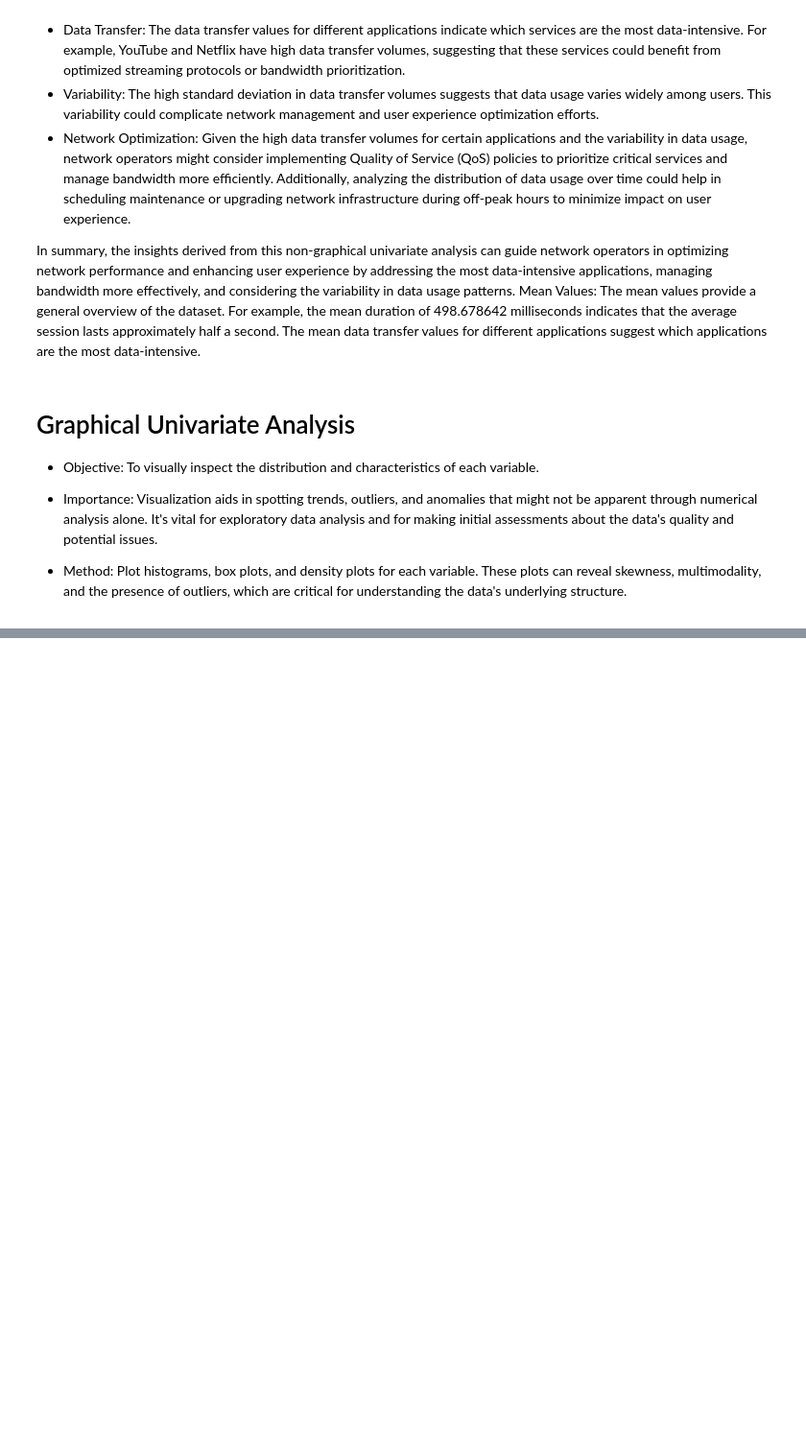
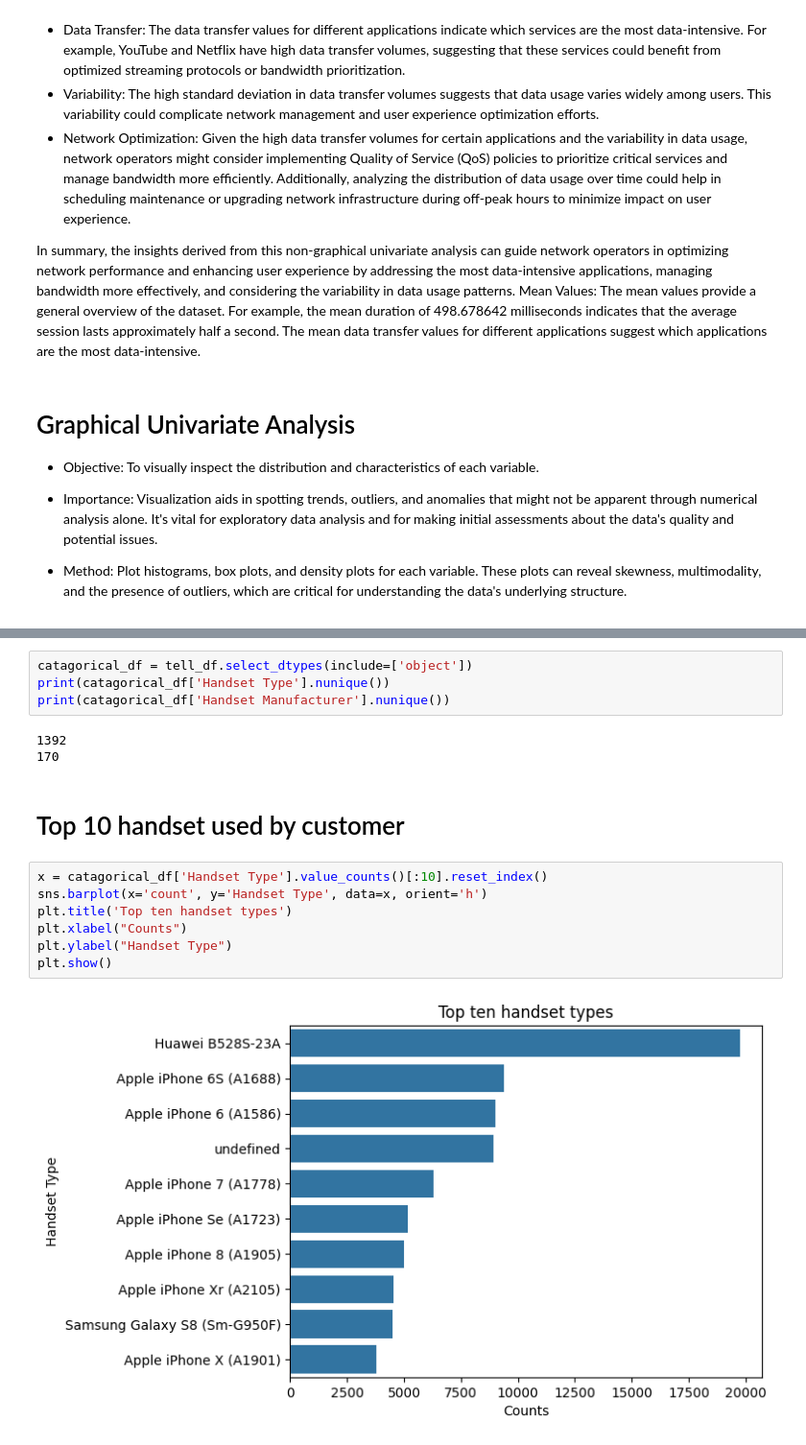
Before and after one commit to der-bew/TellCo_10ac_week2, a Jupyter notebook: notebooks/User_Overview_analysis.ipynb, the cells around one changed output, grey strips where cells are left out. Shown at 96% size. Cells and saved outputs as stored; diff of their text form; blank space fills up the shorter version.

```diff
--- a/notebooks/User_Overview_analysis.ipynb
+++ b/notebooks/User_Overview_analysis.ipynb
@@ -177,0 +219,18 @@ Index(['Bearer Id', 'Start', 'Start ms', 'End', 'End ms', 'Dur. (ms)', 'IMSI',
+# %%
+catagorical_df = tell_df.select_dtypes(include=['object'])
+print(catagorical_df['Handset Type'].nunique())
+print(catagorical_df['Handset Manufacturer'].nunique())
+# %% [output]
+1392
+170
+# %% [markdown]
+# Top 10 handset used by customer
+# %%
+x = catagorical_df['Handset Type'].value_counts()[:10].reset_index()
+sns.barplot(x='count', y='Handset Type', data=x, orient='h')
+plt.title('Top ten handset types')
+plt.xlabel("Counts")
+plt.ylabel("Handset Type")
+plt.show()
+# %% [output]
+[figure, added]
```
Also changed, not shown: parts of 16 cells of this notebook.
